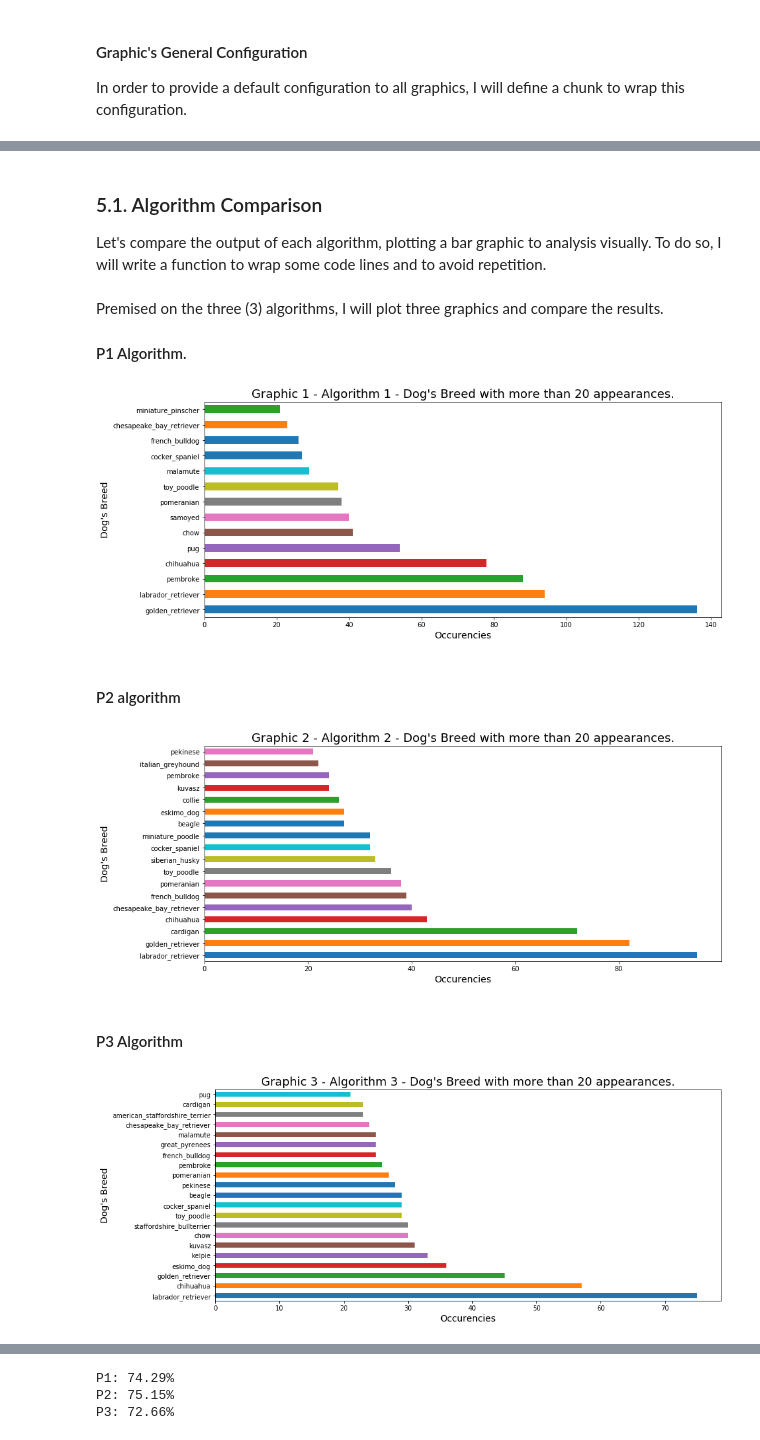
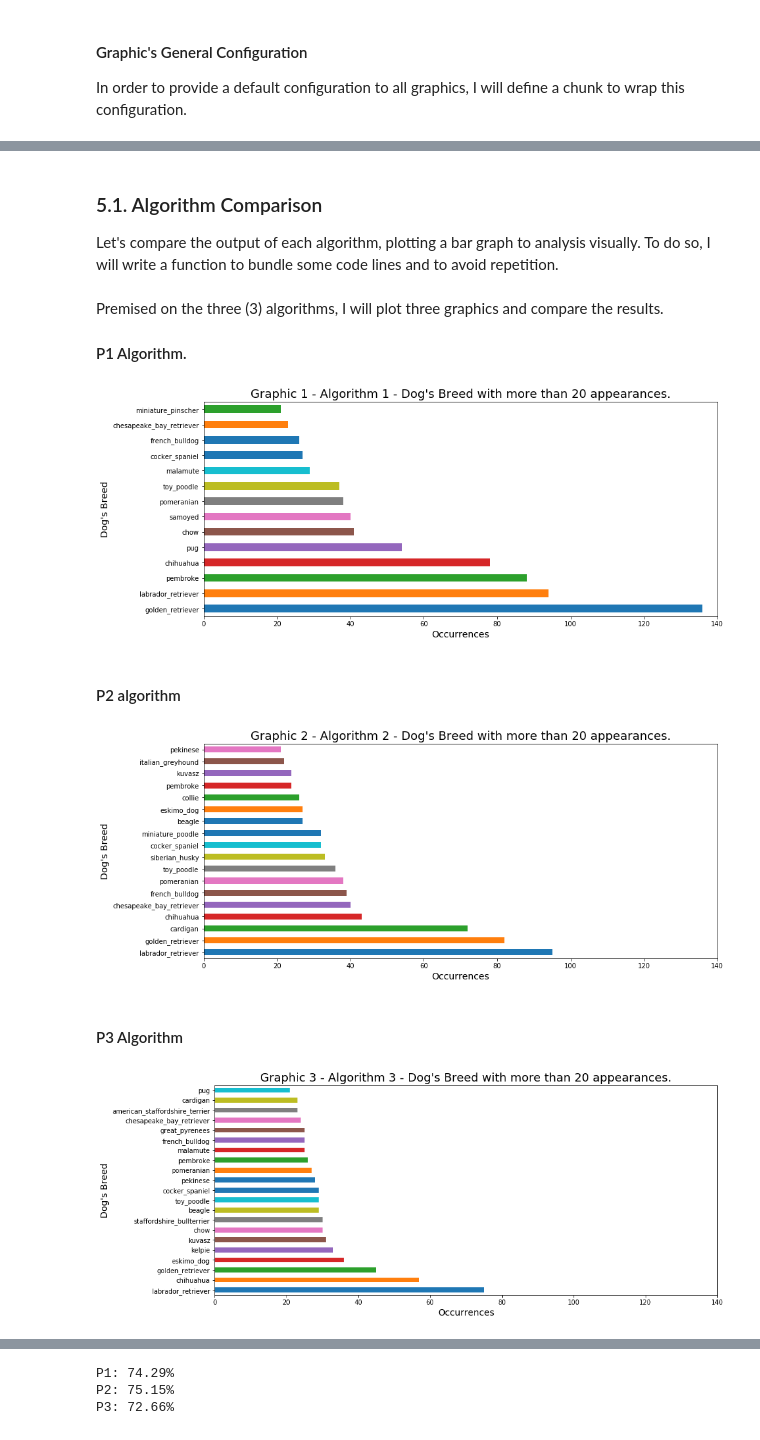
Before and after one commit to AndersonUyekita/ND111_data_science_foundations_02, a Jupyter notebook: 03-Chapter03/00-Project_02/wrangle_act.ipynb, the cells around one changed output, grey strips where cells are left out. Cells and saved outputs as stored; diff of their text form; code cells hidden in the pictures.

```diff
--- a/03-Chapter03/00-Project_02/wrangle_act.ipynb
+++ b/03-Chapter03/00-Project_02/wrangle_act.ipynb
@@ -1510,10 +1531,10 @@ In the next sextion, I have tried to perform an Exploratory Data Analysis (EDA).
 # %% [markdown]
 ### 5.1. Algorithm Comparison
 
-Let's compare the output of each algorithm, plotting a bar graphic to analysis visually. To do so, I will write a function to wrap some code lines and to avoid repetition.
+Let's compare the output of each algorithm, plotting a bar graph to analysis visually. To do so, I will write a function to bundle some code lines and to avoid repetition.
 # %%
 # Function to plot a barchart.
-def gp_pop_dog(df_popular, gp_title, xlabel, ylabel, font = font, font_title = font_title):
+def gp_pop_dog(df_popular, gp_title, xlabel, ylabel,font = font, font_title = font_title):
     """
     +----------------------------------------------------------------------------------------------------+
     |DESCRIPTION:                                                                                        |
@@ -1556,6 +1577,7 @@ def gp_pop_dog(df_popular, gp_title, xlabel, ylabel, font = font, font_title = f
                fontsize = font);        # X axis fontsize
     plt.ylabel(ylabel = ylabel,         # Y axis label
                fontsize = font);        # Y axis fontsize
+    plt.xlim(0, 140)                    # X axis limit - set default as 140.
 # %% [markdown]
 Premised on the three (3) algorithms, I will plot three graphics and compare the results.
 
@@ -1567,10 +1589,10 @@ dog_pref = df_viz[df_viz.p1_dog].p1.value_counts()
 # Plotting the graphic.
 gp_pop_dog(dog_pref,
            gp_title = 'Graphic 1 - Algorithm 1 - Dog\'s Breed with more than 20 appearances.',
-           xlabel = 'Occurencies',
+           xlabel = 'Occurrences',
            ylabel = 'Dog\'s Breed')
 # %% [output]
-[figure, old version]
+[figure, new version]
 # %% [markdown]
 #### P2 algorithm
 # %%
@@ -1582,23 +1604,23 @@ dog_pref = df_viz[df_viz.p2_dog].p2.value_counts()
 # Plotting the graphic.
 gp_pop_dog(dog_pref,
            gp_title = 'Graphic 2 - Algorithm 2 - Dog\'s Breed with more than 20 appearances.',
-           xlabel = 'Occurencies',
+           xlabel = 'Occurrences',
            ylabel = 'Dog\'s Breed')
 # %% [output]
-[figure, old version]
+[figure, new version]
 # %% [markdown]
 #### P3 Algorithm
 # %%
 # Dog Preference - Algorithm P3
 
 # Value counts to build a histogram.
 dog_pref = df_viz[df_viz.p3_dog].p3.value_counts()
 
 # Plotting the graphic.
 gp_pop_dog(dog_pref,
            gp_title = 'Graphic 3 - Algorithm 3 - Dog\'s Breed with more than 20 appearances.',
-           xlabel = 'Occurencies',
+           xlabel = 'Occurrences',
            ylabel = 'Dog\'s Breed')
 # %% [output]
-[figure, old version]
+[figure, new version]
 # %% [markdown]
```
Also changed, not shown: parts of 91 cells of this notebook, 17 other files.
